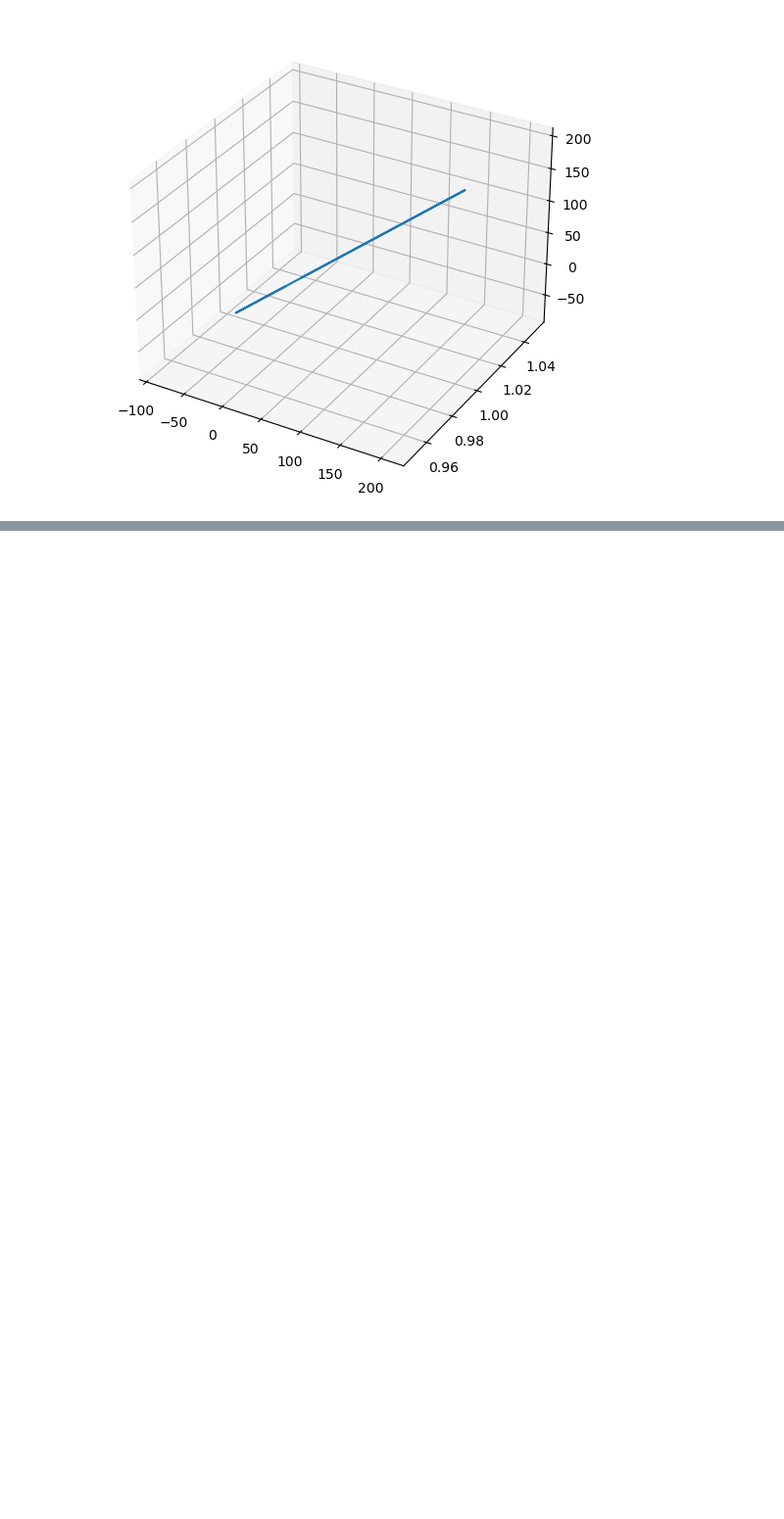
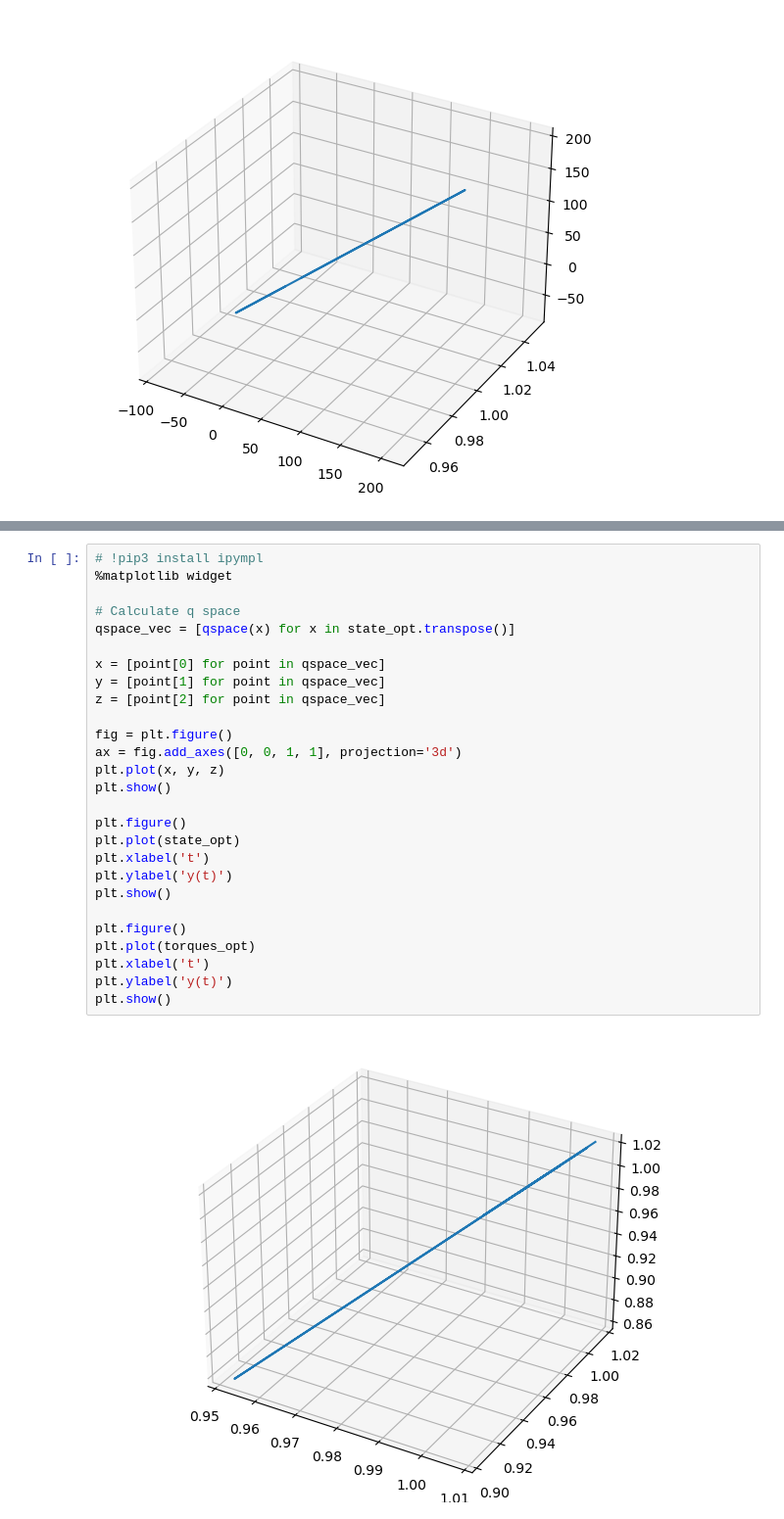
Before and after one commit to Shreeyam/6.8210-underactuated, a Jupyter notebook: satellite_dynamics.ipynb, the cells around one changed output, grey strips where cells are left out. Shown at 98% size. Saved outputs shown, nothing was run; the diff lists cells and outputs as text; blank space fills up the shorter version.

```diff
--- a/satellite_dynamics.ipynb
+++ b/satellite_dynamics.ipynb
@@ -143,0 +166,29 @@ plt.show()
+# %%
+# !pip3 install ipympl
+%matplotlib widget
+
+# Calculate q space
+qspace_vec = [qspace(x) for x in state_opt.transpose()]
+
+x = [point[0] for point in qspace_vec]
+y = [point[1] for point in qspace_vec]
+z = [point[2] for point in qspace_vec]
+
+fig = plt.figure()
+ax = fig.add_axes([0, 0, 1, 1], projection='3d')
+plt.plot(x, y, z)
+plt.show()
+
+plt.figure()
+plt.plot(state_opt)
+plt.xlabel('t')
+plt.ylabel('y(t)')
+plt.show()
+
+plt.figure()
+plt.plot(torques_opt)
+plt.xlabel('t')
+plt.ylabel('y(t)')
+plt.show()
+# %% [output]
+[figure, added]
```
Also changed, not shown: parts of 3 cells of this notebook.
